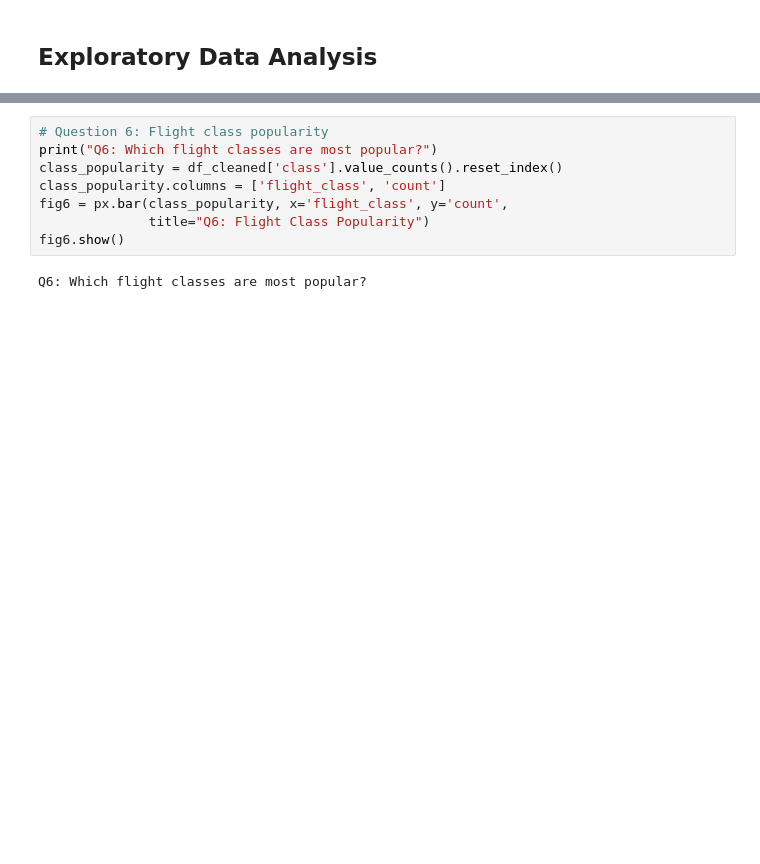
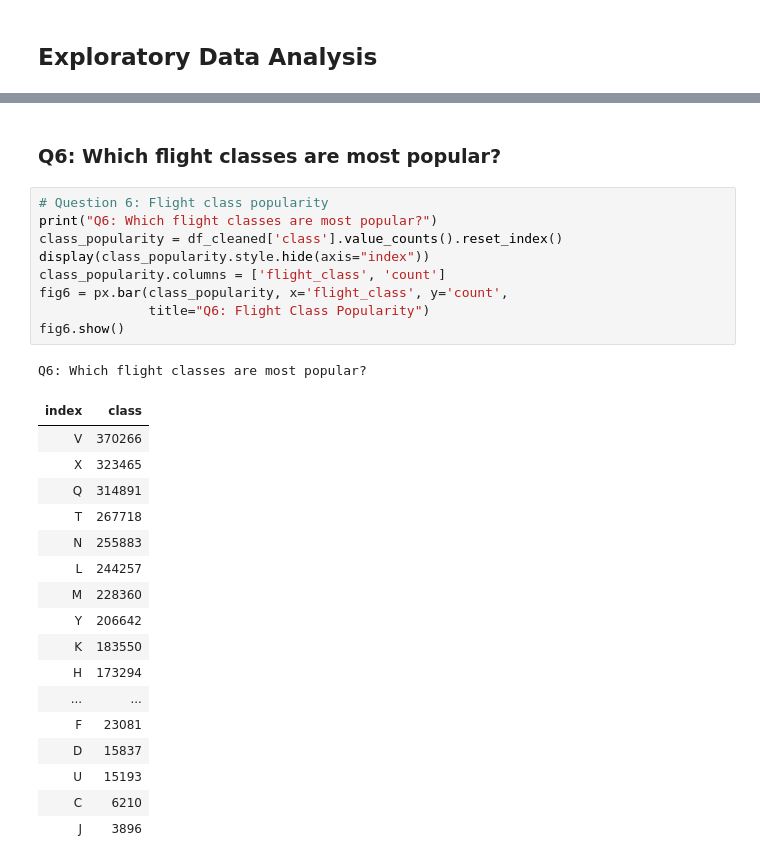
Before and after one commit to KeyCode17/Case-Study-Assignment, a Jupyter notebook: Analyze.ipynb, the cells around one changed output, grey strips where cells are left out. Drawn from its saved outputs; the diff is of its cells as text; blank space fills up the shorter version.

```diff
--- a/Analyze.ipynb
+++ b/Analyze.ipynb
@@ -320,10 +620,30 @@ Q5: What is the booking trend over generation dates?
+# %% [markdown]
+### Q6: Which flight classes are most popular?
 # %%
 # Question 6: Flight class popularity
 print("Q6: Which flight classes are most popular?")
 class_popularity = df_cleaned['class'].value_counts().reset_index()
+display(class_popularity.style.hide(axis="index"))
 class_popularity.columns = ['flight_class', 'count']
 fig6 = px.bar(class_popularity, x='flight_class', y='count',
               title="Q6: Flight Class Popularity")
 fig6.show()
 # %% [output]
 Q6: Which flight classes are most popular?
+| index | class |
+| V | 370266 |
+| X | 323465 |
+| Q | 314891 |
+| T | 267718 |
+| N | 255883 |
+| L | 244257 |
+| M | 228360 |
+| Y | 206642 |
+| K | 183550 |
+| H | 173294 |
+| ... | ... |
+| F | 23081 |
+| D | 15837 |
+| U | 15193 |
+| C | 6210 |
+| J | 3896 |
```
Also changed, not shown: parts of 30 cells of this notebook, 5 other files.
